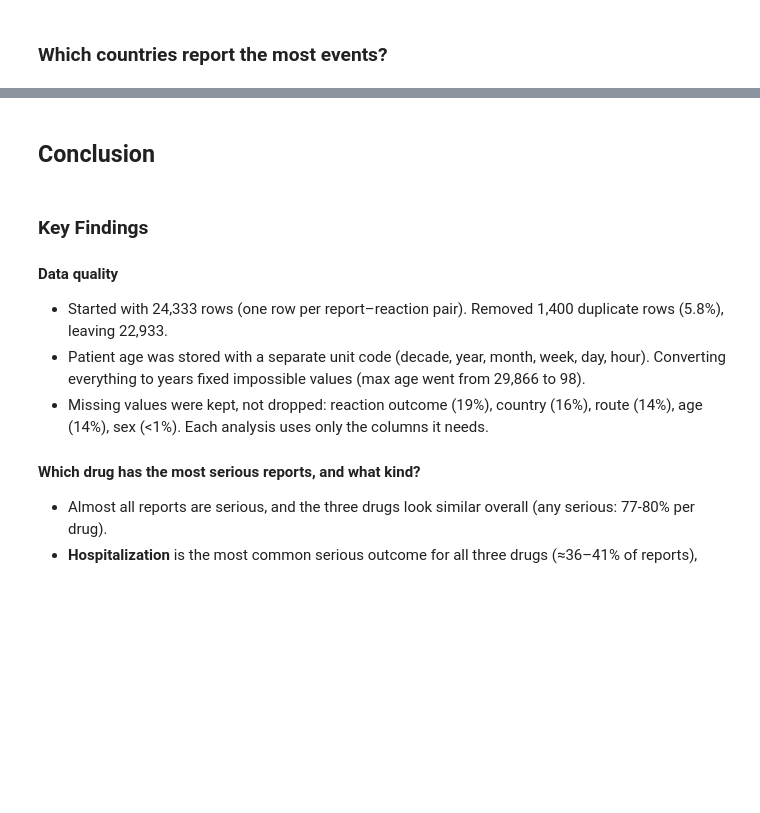
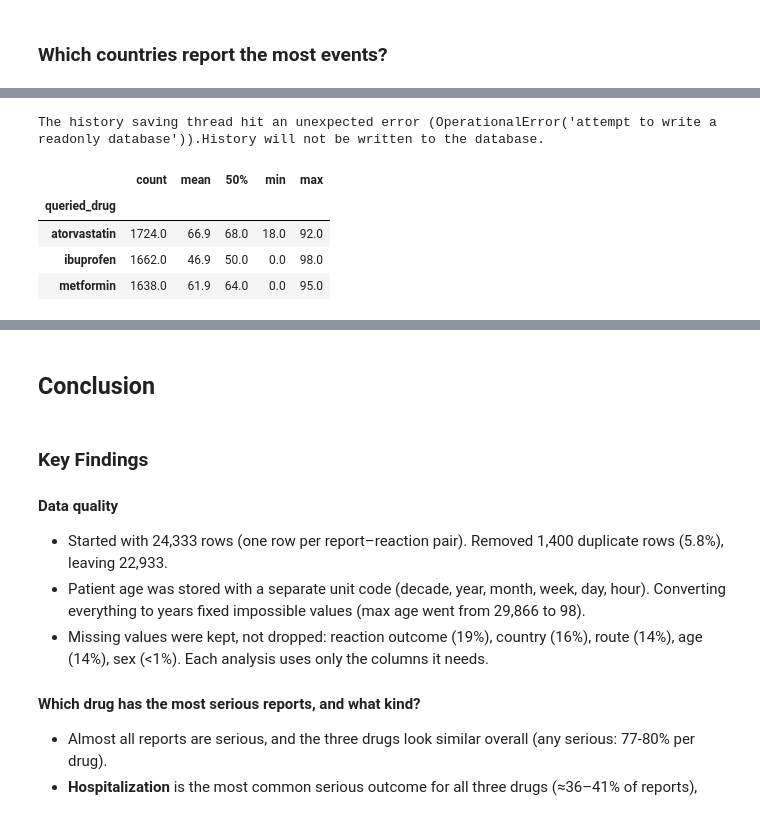
Before and after one commit to NattakanO/healthcare_drug_safety_analysis, a Jupyter notebook: data_exploration.ipynb, the cells around one changed output, grey strips where cells are left out. Drawn from its saved outputs; the diff is of its cells as text; code cells hidden in the pictures; blank space fills up the shorter version.

```diff
--- a/data_exploration.ipynb
+++ b/data_exploration.ipynb
@@ -829,0 +1013,9 @@ plt.show()
+# %%
+reports["patient_age_years"].groupby(reports["queried_drug"]).describe()[["count","mean","50%","min","max"]].round(1)
+# %% [output]
+The history saving thread hit an unexpected error (OperationalError('attempt to write a readonly database')).History will not be written to the database.
+|  | count | mean | 50% | min | max |
+| queried_drug |  |  |  |  |  |
+| atorvastatin | 1724.0 | 66.9 | 68.0 | 18.0 | 92.0 |
+| ibuprofen | 1662.0 | 46.9 | 50.0 | 0.0 | 98.0 |
+| metformin | 1638.0 | 61.9 | 64.0 | 0.0 | 95.0 |
```
Also changed, not shown: parts of 20 cells of this notebook, 2 other files.
